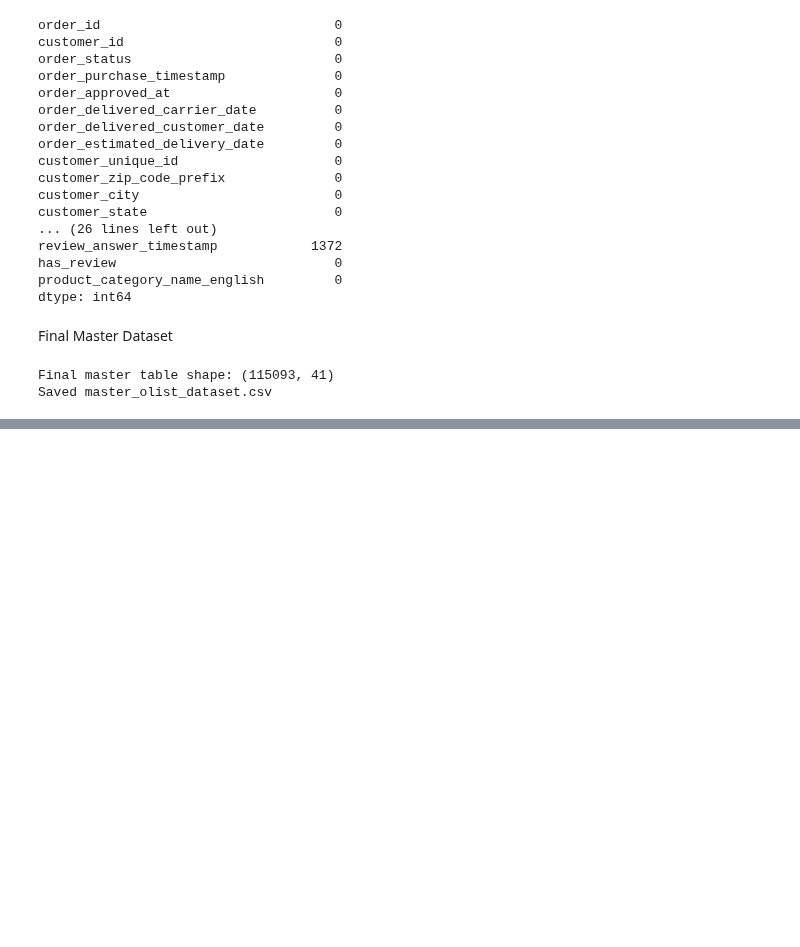
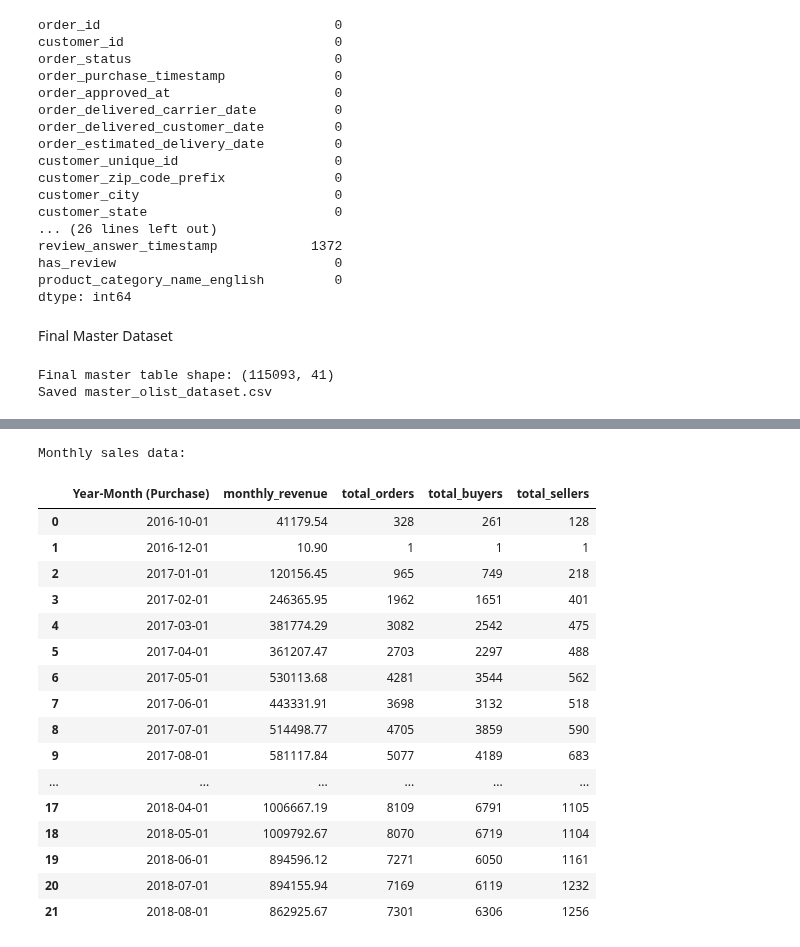
Before and after one commit to RioPramana21/Final-Project-Olist, a Jupyter notebook: preparation_notebooks/FinPro Olist Anlaysis.ipynb, the cells around one changed output, grey strips where cells are left out. Drawn from its saved outputs; the diff is of its cells as text; code cells hidden in the pictures; blank space fills up the shorter version.

```diff
--- a/preparation_notebooks/FinPro Olist Anlaysis.ipynb
+++ b/preparation_notebooks/FinPro Olist Anlaysis.ipynb
@@ -695,0 +741,34 @@ Saved master_olist_dataset.csv
+# %%
+# sales per month with number of orders and buyers
+
+df_sales['Year-Month (Purchase)'] = df_sales['order_purchase_timestamp'].dt.to_period('M')
+df_sales['Year-Month (Purchase)'] = df_sales['Year-Month (Purchase)'].dt.to_timestamp()
+
+monthly_sales = df_sales.groupby('Year-Month (Purchase)').agg(
+    monthly_revenue = ('price','sum'),
+    total_orders = ('order_id', 'count'),
+    total_buyers = ('customer_id', 'nunique'),
+    total_sellers = ('seller_id', 'nunique')
+).reset_index()
+
+print("Monthly sales data:")
+monthly_sales
+# %% [output]
+Monthly sales data:
+|  | Year-Month (Purchase) | monthly_revenue | total_orders | total_buyers | total_sellers |
+| 0 | 2016-10-01 | 41179.54 | 328 | 261 | 128 |
+| 1 | 2016-12-01 | 10.90 | 1 | 1 | 1 |
+| 2 | 2017-01-01 | 120156.45 | 965 | 749 | 218 |
+| 3 | 2017-02-01 | 246365.95 | 1962 | 1651 | 401 |
+| 4 | 2017-03-01 | 381774.29 | 3082 | 2542 | 475 |
+| 5 | 2017-04-01 | 361207.47 | 2703 | 2297 | 488 |
+| 6 | 2017-05-01 | 530113.68 | 4281 | 3544 | 562 |
+| 7 | 2017-06-01 | 443331.91 | 3698 | 3132 | 518 |
+| 8 | 2017-07-01 | 514498.77 | 4705 | 3859 | 590 |
+| 9 | 2017-08-01 | 581117.84 | 5077 | 4189 | 683 |
+| ... | ... | ... | ... | ... | ... |
+| 17 | 2018-04-01 | 1006667.19 | 8109 | 6791 | 1105 |
+| 18 | 2018-05-01 | 1009792.67 | 8070 | 6719 | 1104 |
+| 19 | 2018-06-01 | 894596.12 | 7271 | 6050 | 1161 |
+| 20 | 2018-07-01 | 894155.94 | 7169 | 6119 | 1232 |
+| 21 | 2018-08-01 | 862925.67 | 7301 | 6306 | 1256 |
```
Also changed, not shown: parts of 8 cells of this notebook.
